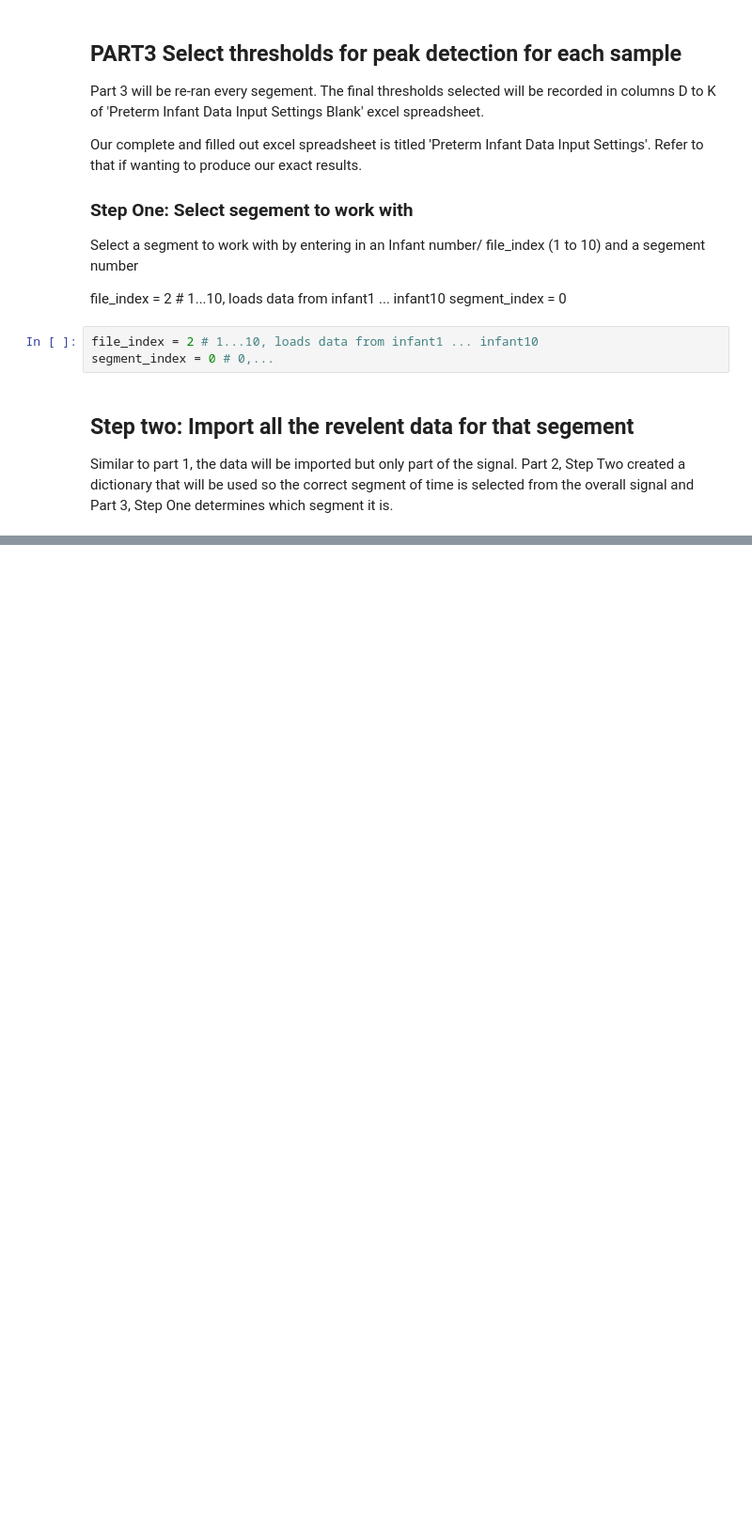
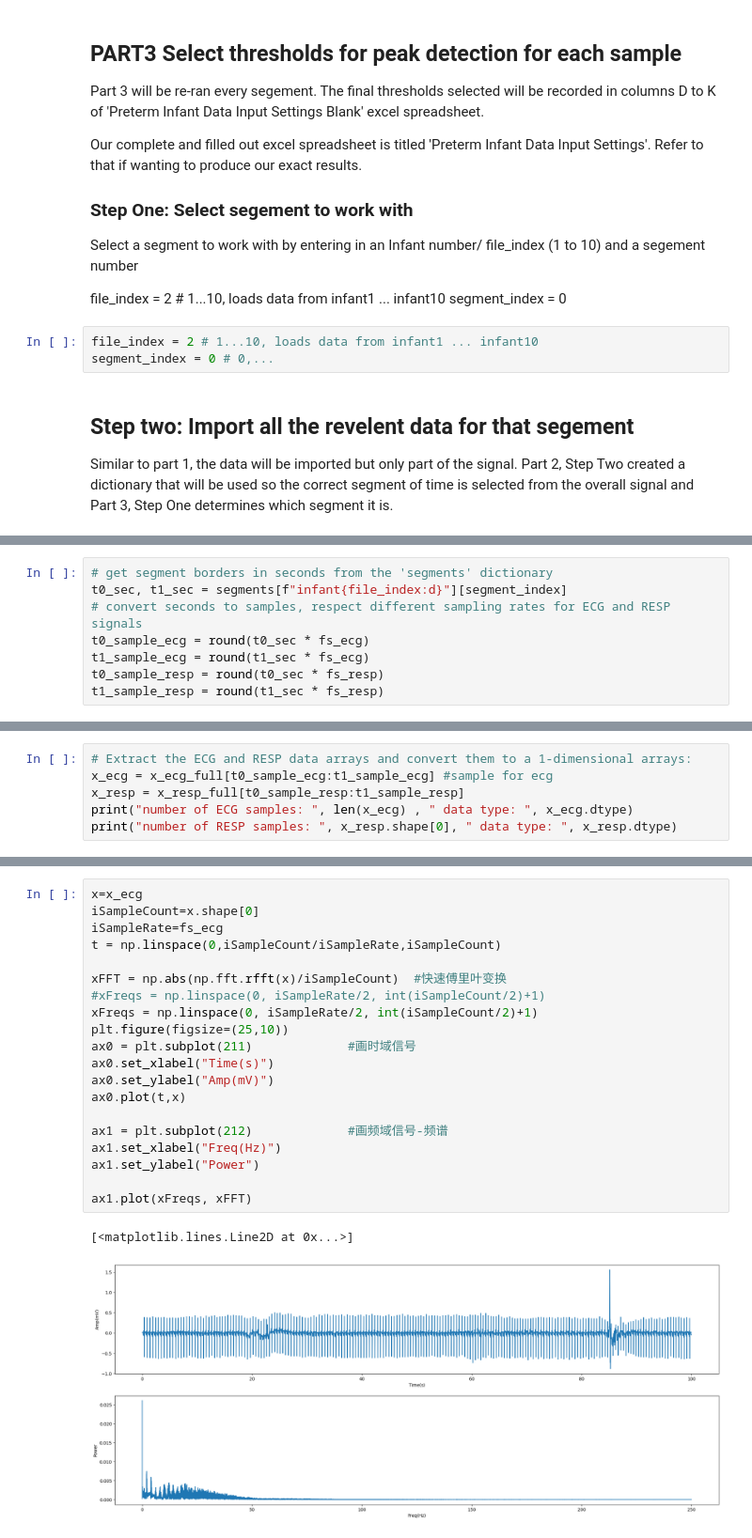
Before and after one commit to FlynnCao/WOA7015-EDA, a Jupyter notebook: main.ipynb, the cells around one changed output, grey strips where cells are left out. Shown at 94% size. Saved outputs shown, nothing was run; the diff lists cells and outputs as text; blank space fills up the shorter version.

```diff
--- a/main.ipynb
+++ b/main.ipynb
@@ -211,0 +513,8 @@ NameError: name 'load_waveforms' is not defined
+# %%
+# get segment borders in seconds from the 'segments' dictionary
+t0_sec, t1_sec = segments[f"infant{file_index:d}"][segment_index]
+# convert seconds to samples, respect different sampling rates for ECG and RESP signals
+t0_sample_ecg = round(t0_sec * fs_ecg)
+t1_sample_ecg = round(t1_sec * fs_ecg)
+t0_sample_resp = round(t0_sec * fs_resp)
+t1_sample_resp = round(t1_sec * fs_resp)
@@ -211,0 +531,6 @@ NameError: name 'load_waveforms' is not defined
+# %%
+# Extract the ECG and RESP data arrays and convert them to a 1-dimensional arrays:
+x_ecg = x_ecg_full[t0_sample_ecg:t1_sample_ecg] #sample for ecg
+x_resp = x_resp_full[t0_sample_resp:t1_sample_resp]
+print("number of ECG samples: ", len(x_ecg) , " data type: ", x_ecg.dtype)
+print("number of RESP samples: ", x_resp.shape[0], " data type: ", x_resp.dtype)
@@ -211,0 +569,23 @@ NameError: name 'load_waveforms' is not defined
+# %%
+x=x_ecg
+iSampleCount=x.shape[0]
+iSampleRate=fs_ecg
+t = np.linspace(0,iSampleCount/iSampleRate,iSampleCount)
+
+xFFT = np.abs(np.fft.rfft(x)/iSampleCount)  #快速傅里叶变换
+#xFreqs = np.linspace(0, iSampleRate/2, int(iSampleCount/2)+1)
+xFreqs = np.linspace(0, iSampleRate/2, int(iSampleCount/2)+1)
+plt.figure(figsize=(25,10))
+ax0 = plt.subplot(211)             #画时域信号
+ax0.set_xlabel("Time(s)")
+ax0.set_ylabel("Amp(mV)")
+ax0.plot(t,x)
+
+ax1 = plt.subplot(212)             #画频域信号-频谱
+ax1.set_xlabel("Freq(Hz)")
+ax1.set_ylabel("Power")
+
+ax1.plot(xFreqs, xFFT)
+# %% [output]
+[<matplotlib.lines.Line2D at 0x...>]
+[figure, added]
```
Also changed, not shown: parts of 43 cells of this notebook, 3 other files.
